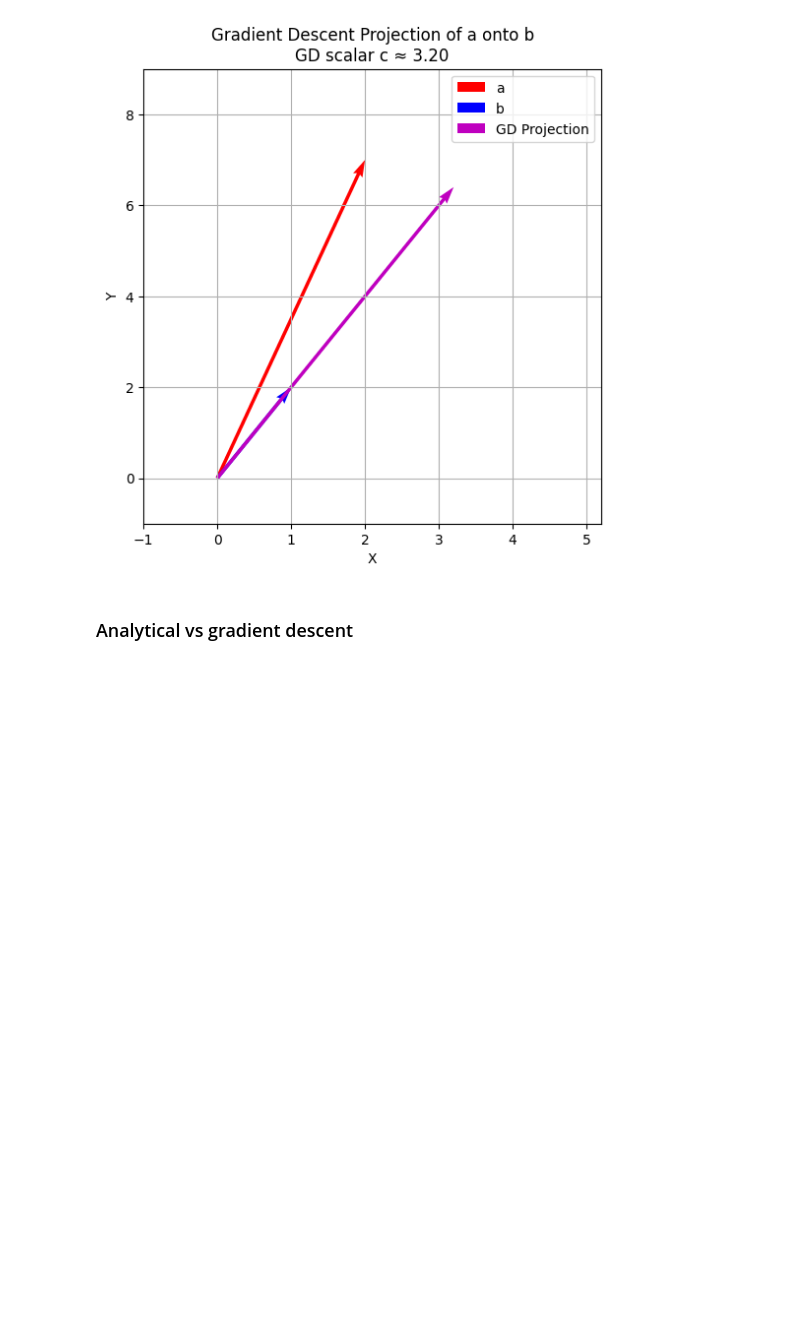
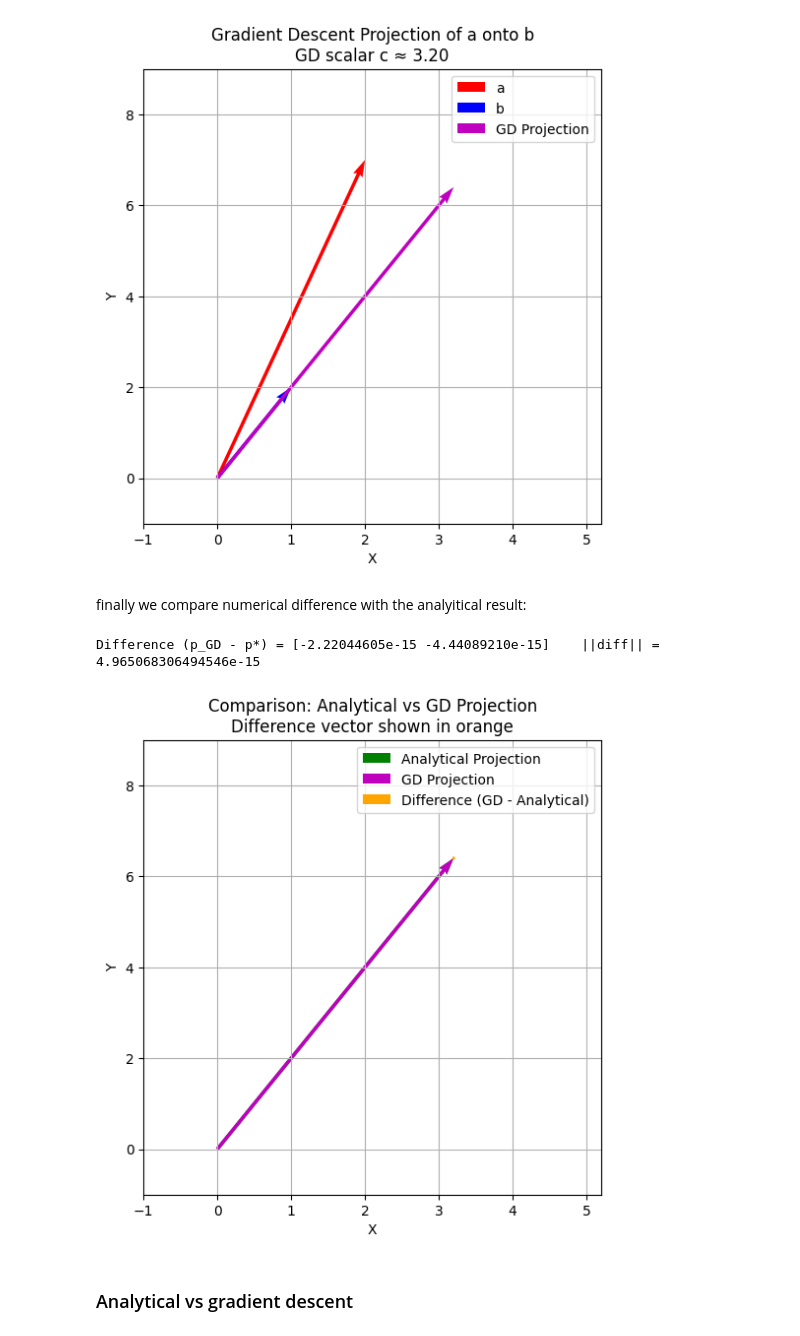
Before and after one commit to Macreat/MLT-LR, a Jupyter notebook: PYDevEnv/devContent/tasks/2cndTask/2cndTask.ipynb, the cells around one changed output. Cells and saved outputs as stored; diff of their text form; code cells hidden in the pictures; blank space fills up the shorter version.

```diff
--- a/PYDevEnv/devContent/tasks/2cndTask/2cndTask.ipynb
+++ b/PYDevEnv/devContent/tasks/2cndTask/2cndTask.ipynb
@@ -351,6 +351,29 @@ plt.title(f'Gradient Descent Projection of a onto b\nGD scalar c ≈ {c:.2f}')
 plt.show()
 # %% [output]
 [figure]
+# %% [markdown]
+finally we compare numerical difference with the analyitical result:
+# %%
+# --- Compare numerical difference with the analytical result ---
+diff = GdProjection - analyticalProjection
+print("Difference (p_GD - p*) =", diff, "   ||diff|| =", np.linalg.norm(diff))
+# %% [output]
+Difference (p_GD - p*) = [-2.22044605e-15 -4.44089210e-15]    ||diff|| = 4.965068306494546e-15
+# %%
+plt.figure(figsize=(6,6))
+plt.quiver(0, 0, analyticalProjection[0], analyticalProjection[1], angles='xy', scale_units='xy', scale=1, color='g', label='Analytical Projection')
+plt.quiver(0, 0, GdProjection[0], GdProjection[1], angles='xy', scale_units='xy', scale=1, color='m', label='GD Projection')
+plt.quiver(analyticalProjection[0], analyticalProjection[1], diff[0], diff[1], angles='xy', scale_units='xy', scale=1, color='orange', label='Difference (GD - Analytical)')
+plt.xlim(-1, max(a[0], analyticalProjection[0], GdProjection[0]) + 2)
+plt.ylim(-1, max(a[1], analyticalProjection[1], GdProjection[1]) + 2)
+plt.grid(True)
+plt.xlabel('X')
+plt.ylabel('Y')
+plt.legend()
+plt.title('Comparison: Analytical vs GD Projection\nDifference vector shown in orange')
+plt.show()
+# %% [output]
+[figure, added]
 # %% [markdown]
 
 ### Analytical vs gradient descent
```
Also changed, not shown: parts of 2 cells of this notebook.
